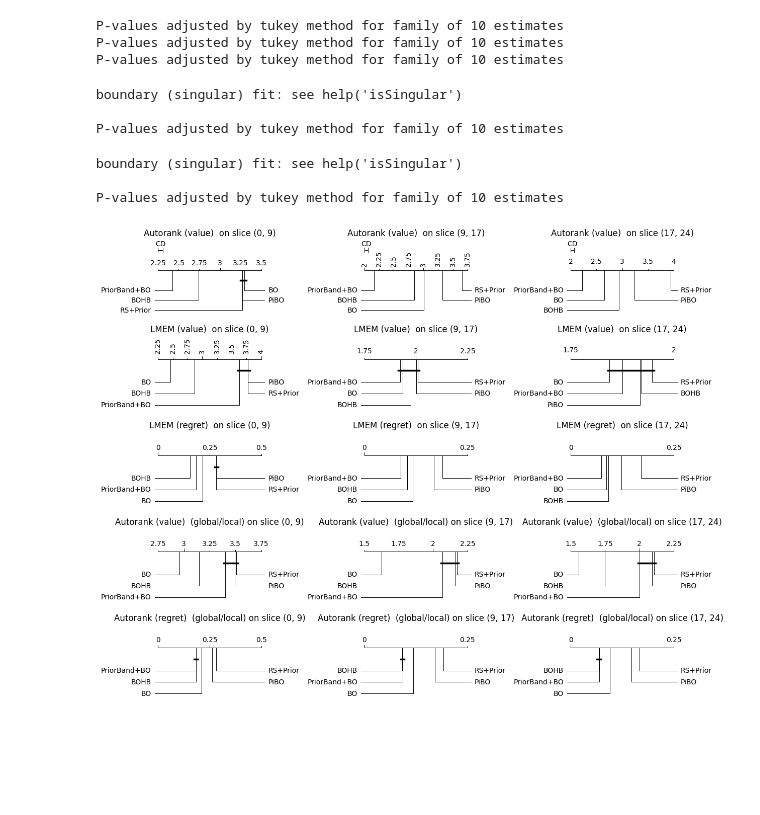
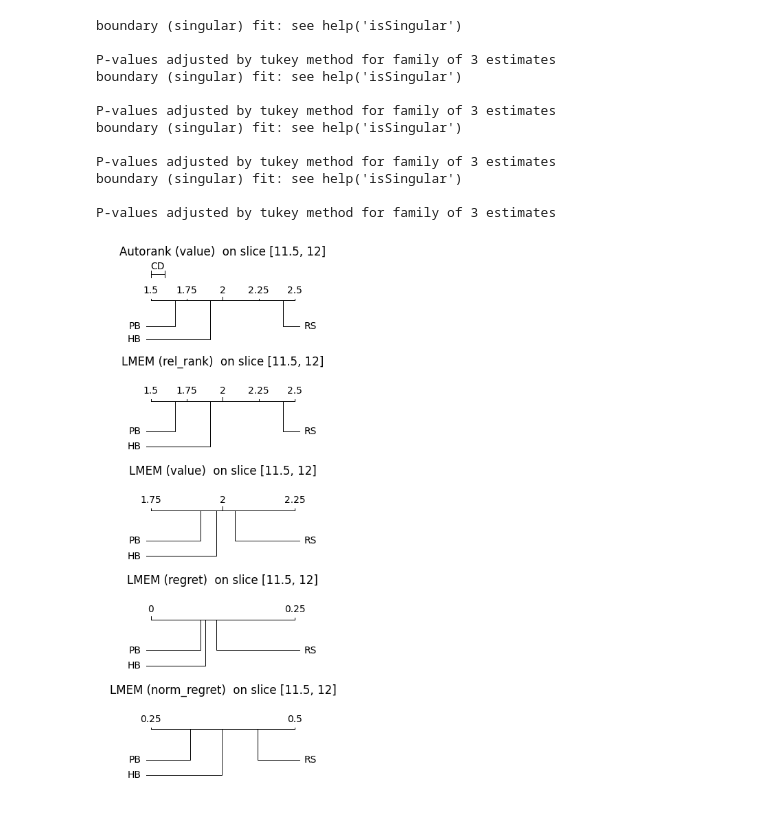
Before and after one commit to automl-private/significance_analysis, a Jupyter notebook: Thesis/5_rows.ipynb, the cells around one changed output. Cells and saved outputs as stored; diff of their text form; code cells hidden in the pictures; blank space fills up the shorter version.

Commit message:
added bt_plot class

```diff
--- a/Thesis/5_rows.ipynb
+++ b/Thesis/5_rows.ipynb
@@ -8,31 +8,3 @@ import pandas as pd
 import numpy as np
 
 algorithm="algorithm";benchmark="bench_prior";seed="seed";budget="used_fidelity"
-# %%
-dataset=get_dataset(dataset_name="fig7_24_at25_bad_intsteps")
-steps=[0,9,17,24]
-dataset=dataset.loc[(dataset[budget]>min(steps))&(dataset[budget]<=max(steps))]
-dataset=dataset.loc[dataset["prior"].isin(["at25","bad"])]
-budget_slices={(steps[0],steps[1]):"low",(steps[1],steps[2]):"mid",(steps[2],steps[3]):"high"} # low, mid, high
-budget_ord={(steps[0],steps[1]):1,(steps[1],steps[2]):3,(steps[2],steps[3]):10} # low, mid, high
-def slicer(bud):
-    for b in budget_slices.keys():
-        if bud>b[0] and bud<=b[1]:
-            #print(budget_slices[b],budget_ord[b])
-            return [budget_slices[b],budget_ord[b]]
-dataset[f"{budget}_group"],dataset[f"{budget}_ord"]=zip(*dataset[budget].apply(slicer))
-dataset[f"{budget}_ord"]=dataset[f"{budget}_ord"].astype(float)
-
-df_slices={}
-for b_n,b in enumerate(budget_slices.keys()):
-    df_slices[b_n]=dataset.loc[(dataset[budget]>b[0])&(dataset[budget]<=b[1])]
-"""Cluster with 4 rows. Each row 3 CD diagrams with low, mid and high budget.
-1st row: Autorank
-2nd row: LMEM on slice (relative ranks)
-3rd row: LMEM on slice (raw value)
-4th row: LMEM on global, test on slice
-5th row: Row 4, with budget weighing
-"""
-# Plot-cluster
-fig, axs = plt.subplots(5, 3, figsize=(15, 12))
-plt.close(fig)
@@ -78,23 +10,0 @@ P-values adjusted by tukey method for family of 10 estimates
-# %%
-#Row 3
-cd_row(2,True,f"{algorithm}+(1|{benchmark})",globality=False,loss="regret")
-# %% [output]
-P-values adjusted by tukey method for family of 10 estimates
-P-values adjusted by tukey method for family of 10 estimates
-P-values adjusted by tukey method for family of 10 estimates
-# %%
-#Row 4
-cd_row(3,True,f"{algorithm}+{benchmark}+{budget}_group",globality=True,loss="value")
-# %% [output]
-boundary (singular) fit: see help('isSingular')
-
-P-values adjusted by tukey method for family of 10 estimates
-# %%
-#Row 5
-cd_row(4,True,f"{algorithm}+{benchmark}+{budget}_group",globality=True,loss="regret")
-fig
-# %% [output]
-boundary (singular) fit: see help('isSingular')
-
-P-values adjusted by tukey method for family of 10 estimates
-[figure, removed]
@@ -100,0 +57,22 @@ P-values adjusted by tukey method for family of 10 estimates
+# %%
+plot_1=bt_plot(slices=[[11.5,12]],rows=5,dataset=get_dataset(dataset_name="fig5_24_at25_bad_intsteps"),priors=["at25","bad"])
+plot_1.change_row(0,None,globality=False,loss="value")
+plot_1.change_row(1,f"{algorithm}+{budget}+{benchmark}",globality=False,loss="rel_rank")
+plot_1.change_row(2,f"{algorithm}+{budget}+{benchmark}",globality=False,loss="value")
+plot_1.change_row(3,f"{algorithm}+{budget}+{benchmark}",globality=False,loss="regret")
+plot_1.change_row(4,f"{algorithm}+{budget}+{benchmark}",globality=False,loss="norm_regret")
+plot_1.show()
+# %% [output]
+boundary (singular) fit: see help('isSingular')
+
+P-values adjusted by tukey method for family of 3 estimates
+boundary (singular) fit: see help('isSingular')
+
+P-values adjusted by tukey method for family of 3 estimates
+boundary (singular) fit: see help('isSingular')
+
+P-values adjusted by tukey method for family of 3 estimates
+boundary (singular) fit: see help('isSingular')
+
+P-values adjusted by tukey method for family of 3 estimates
+[figure, added]
```
Also changed, not shown: parts of 5 cells of this notebook, 1 other file.
